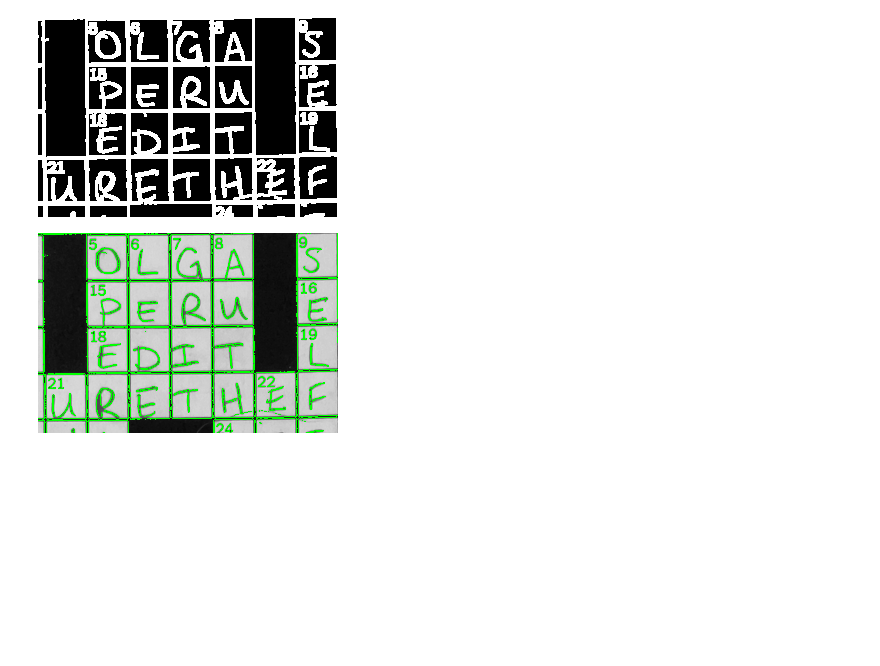
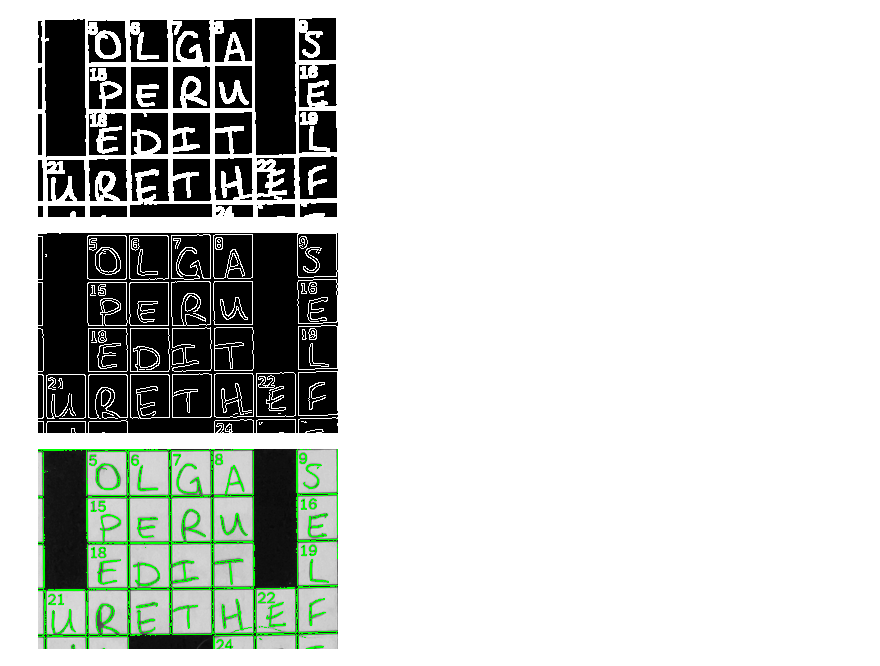
Before and after one commit to bertwagner/nyt_print_crossword_checker, a Jupyter notebook: ml_model/notebooks/09-bw-cv2-tools-exploration.ipynb, the cells around one changed output. Saved outputs shown, nothing was run; the diff lists cells and outputs as text; code cells hidden in the pictures; blank space fills up the shorter version.

```diff
--- a/ml_model/notebooks/09-bw-exploring-image-properties-and-functions.ipynb
+++ b/ml_model/notebooks/09-bw-cv2-tools-exploration.ipynb
@@ -77,6 +77,12 @@ img_dilation = cv2.dilate(thresh.copy(), kernel, iterations=1)
 util.showarray(img_dilation, crop=(200,200,300,200))
 # %% [output]
 [figure]
+# %%
+# https://docs.opencv.org/3.4/da/d22/tutorial_py_canny.html
+canny = cv2.Canny(image.copy(), 100, 200, None, 3)
+util.showarray(canny, crop=(200,200,300,200))
+# %% [output]
+[figure, added]
 # %%
 # find countours, the curves that joins all continuous points having the same color or intentsity
 contours, _ = cv2.findContours(thresh, cv2.RETR_TREE, cv2.CHAIN_APPROX_SIMPLE)
```
Also changed, not shown: parts of 1 cell of this notebook.
